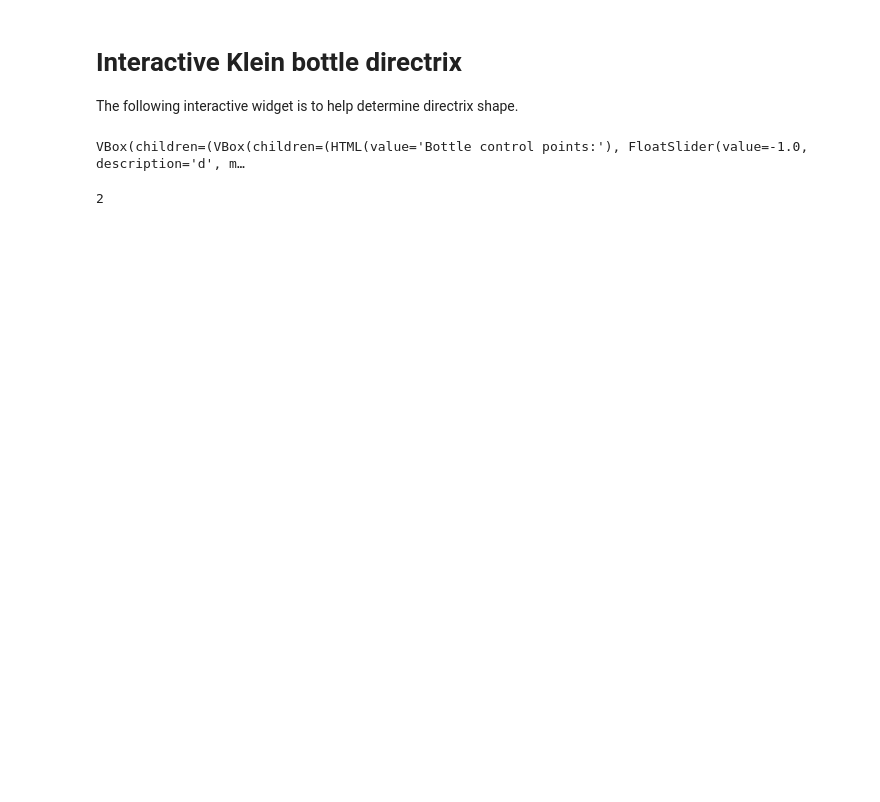
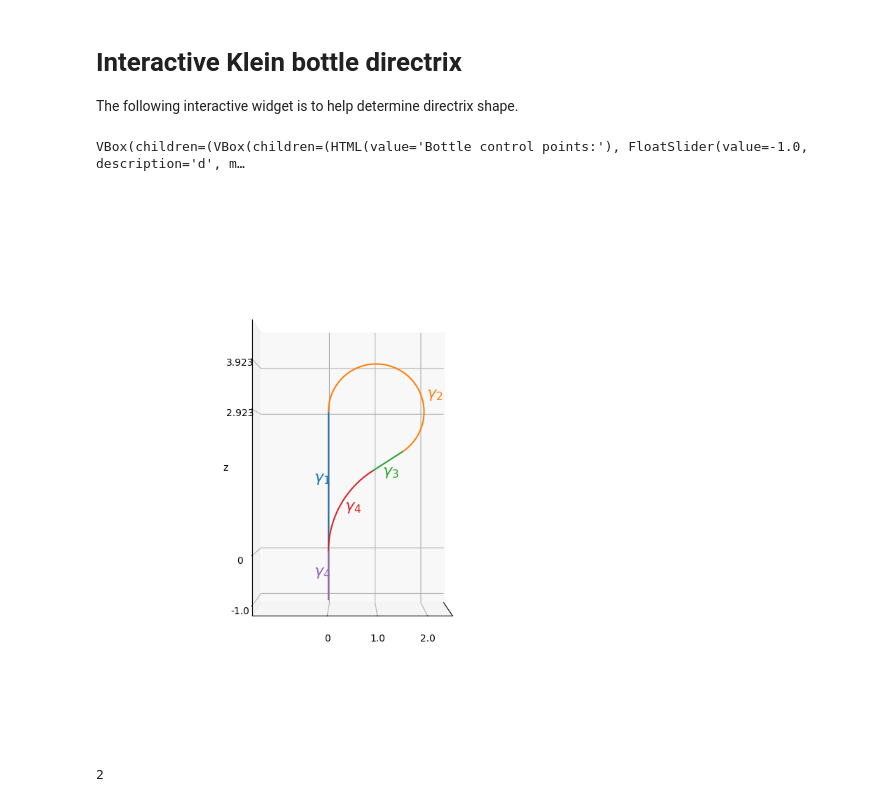
Before and after one commit to RosieSB/crochet-maths, a Jupyter notebook: interactive-klein.ipynb, the cells around one changed output. Saved outputs shown, nothing was run; the diff lists cells and outputs as text; code cells hidden in the pictures; blank space fills up the shorter version.

```diff
--- a/interactive-klein.ipynb
+++ b/interactive-klein.ipynb
@@ -28,19 +28,20 @@ def f(d,a,b,theta):
     PQ = Q-P
     magPQ = np.sqrt(PQ[1]**2+PQ[2]**2)
 
-    fig = plt.figure(figsize = (8,8), label = ' ')
+    fig = plt.figure(figsize = (7,8), label = ' ')
     ax = plt.axes(projection='3d')
 
     #Straight segment 1
     u = np.linspace(0, np.pi, 2)
 
-    t = np.linspace(d, h, 2)
+    t = np.linspace(0, h-d, 2)
 
     x = 0
     y = 0
-    z = t
+    z = d+t
 
-    ax.plot(x, y, z)
+    ax.plot(x, y, z, color='tab:blue')
+    ax.text(0, -.3*a ,h/2 ,r'$\gamma_1$', color='tab:blue', fontsize=16)
 
     #Circular segment 1
 
@@ -50,7 +51,8 @@ def f(d,a,b,theta):
     y = a*(1+np.cos(np.pi-t/a))
     z = h+a*np.sin(np.pi-t/a)
 
-    ax.plot(x, y, z)
+    ax.plot(x, y, z, color='tab:orange')
+    ax.text(0, 2.05*a ,1.1*h ,r'$\gamma_2$', color='tab:orange', fontsize=16)
 
     #Straight segment 2
 
@@ -60,7 +62,8 @@ def f(d,a,b,theta):
     y = (t/magPQ)*Q[1] + (1-t/magPQ)*P[1]
     z = (t/magPQ)*Q[2] + (1-t/magPQ)*P[2]
 
-    ax.plot(x, y, z)
+    ax.plot(x, y, z, color='tab:green')
+    ax.text(0, (P[1]+Q[1])/2-.1*a ,(P[2]+Q[2])/2-.3*a ,r'$\gamma_3$', color='tab:green', fontsize=16)
 
     #Circular segment 2
 
@@ -70,7 +73,8 @@ def f(d,a,b,theta):
     y = b+b*np.cos(np.pi-theta+t/b)
     z = b*np.sin(np.pi-theta+t/b)
 
-    ax.plot(x, y, z)
+    ax.plot(x, y, z, color='tab:red')
+    ax.text(0, b+b*np.cos(np.pi-theta/2)+.1*a, b*np.sin(np.pi-theta/2)-.1*a, r'$\gamma_4$', color='tab:red', fontsize=16)
 
     #Straight segment 3
 
@@ -79,39 +83,48 @@ def f(d,a,b,theta):
     x = 0
     y = 0
     z = -t
 
-    ax.plot(x, y, z)
-
+    ax.plot(x, y, z, color='tab:purple')
+    ax.text(0, -.3*a, d/2, r'$\gamma_4$', color='tab:purple', fontsize=16)
 
     #Annotations
     #ax.scatter(P[0],P[1],P[2],color='k')
     #ax.text(P[0],P[1],P[2]-.5*a, "P")
 
     #ax.scatter(Q[0],Q[1],Q[2],color='k')
     #ax.text(Q[0],Q[1],Q[2]-.5*a, "Q")
 
     # Axis labels
     ax.set_xlabel(' ')
     ax.set_ylabel(' ')
     ax.set_zlabel('z')
 
     ax.set(xlim=(-2,2), ylim=(-1.5*a,2.5*a), zlim=(1.2*d,1.2*(h+a)))
+
+    #Ticks
     ax.set_xticks([])
-    ax.set_yticks([0,b,a], labels=["0", "b", "a"])
-    ax.set_zticks([d, 0,h,h+a], labels=["d", "0", "h", "h+a"])
+
+    h=float(np.round(h,3))
+
+    if b<=a:
+        ax.set_yticks([0,b,a], labels=["0", str(b), str(a)])
+    else:
+        ax.set_yticks([0,a,b], labels=["0", str(a), str(b)])
+
+    ax.set_zticks([d, 0,h,h+a], labels=[str(d), "0", str(h), str(h+a)])
+
     ax.set_aspect('equal')
 
     ax.view_init(elev=0, azim=0, roll=0)
-
-    plt.show()
 
 output =  widgets.interactive_output(f, {'d': d, 'a': a, 'b': b, 'theta': theta})
 
 parameters = widgets.VBox([widgets.HTML(value="Bottle control points:"), d, a, b, theta],layout=Layout())
 
 display(widgets.VBox([parameters,output],layout=Layout()))
 # %% [output]
 VBox(children=(VBox(children=(HTML(value='Bottle control points:'), FloatSlider(value=-1.0, description='d', m…
+[figure, added]
 # %%
 # %% [output]
 2
```
Also changed, not shown: 22 other files.
